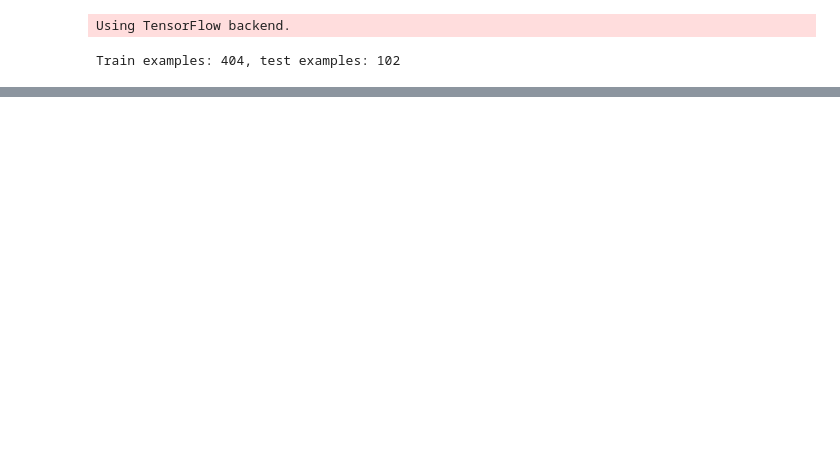
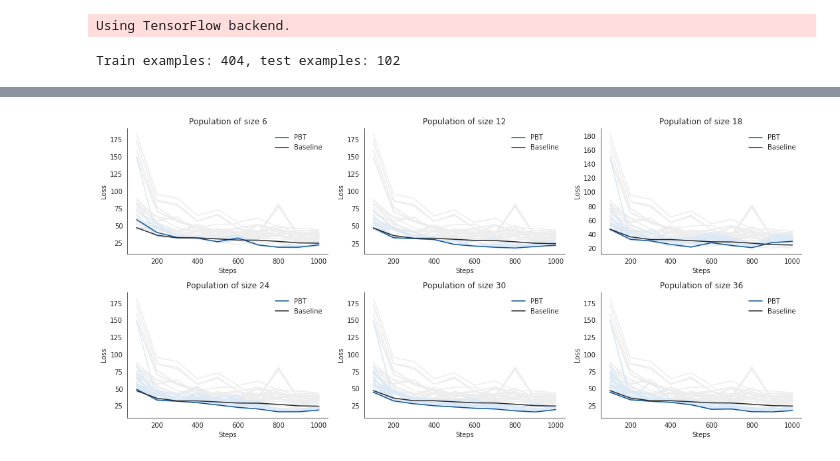
Before and after one commit to fediazgon/pbt-keras, a Jupyter notebook: example_boston_ds.ipynb, the cells around one changed output, grey strips where cells are left out. Drawn from its saved outputs; the diff is of its cells as text; code cells hidden in the pictures; blank space fills up the shorter version.

```diff
--- a/example_boston_ds.ipynb
+++ b/example_boston_ds.ipynb
@@ -25,7 +30,8 @@ STEPS_SAVE = 100  # number of steps before saving the status of the population
 # ------------------------------------------
 # SEARCH SPACE
 # ------------------------------------------
-l1_values = np.linspace(1e-5, 0.01, num=6).tolist()
-l2_values = np.linspace(1e-5, 0.01, num=6).tolist()
-param_grid = ParameterGrid(dict(l1=l1_values, l2=l2_values))
+l1_values = np.geomspace(1e-10, 0.1, num=3).tolist()
+lr_values = np.geomspace(1e-3, 1e-2, num=4).tolist()
+dropout_rate_values = np.geomspace(1e-10, 1e-1, num=3).tolist()
+param_grid = ParameterGrid(dict(lr=lr_values, l1=l1_values, dropout_rate=dropout_rate_values))
 # %%
@@ -85,14 +91,16 @@ Train examples: 404, test examples: 102
 # GRID SEARCH
 # ------------------------------------------
 
+K.clear_session()
+population = []
+print('** EXPERIMENT WITH GRID SEARCH OF {} **'.format(len(param_grid)))
 # We create a population where we never explore new hyperparameters
-population = []
 for h in param_grid:
     member = pbt.members.Member(build_fn(data_dim, **h),
-                                steps_ready=None)
+                                tune_lr=True, steps_ready=None)
     population.append(member)
 
-res_gd = train_population(population, x_train, y_train, BATCH_SIZE,
+res_gs = train_population(population, x_train, y_train, BATCH_SIZE,
                           TOTAL_STEPS, STEPS_SAVE, VALIDATION_SPLIT)
-show_results(res_gd)
+show_results(res_gs)
 # %% [output]
@@ -149,0 +181,37 @@ Name: loss, dtype: float64
+# %%
+AVERAGE_TOP = 5
+plt.figure(figsize=(15, 10))
+
+cols = 3
+rows = int(np.floor(len(population_sizes) / cols)) + 1
+
+df_gs = res_gs
+df_gs_top = df_gs.sort_values(['step','loss']) \
+                  .groupby('step').head(AVERAGE_TOP) \
+                  .groupby('step').mean().reset_index()
+
+for idx, s in enumerate(population_sizes):
+    # This are the results from the experiment with population size 's'
+    df_pbt = res_pbt[s]
+    # Top members (by loss) in the last step
+    df_pbt_top = df_pbt.sort_values(['step', 'loss']) \
+                       .groupby('step').head(AVERAGE_TOP) \
+                       .groupby('step').mean().reset_index()
+    ax = plt.subplot(rows, cols, idx + 1)
+    sns.lineplot(x='step', y='loss',
+                 data=df_gs, estimator=None, units='model_id', color='#ededed', ax=ax)
+    sns.lineplot(x='step', y='loss',
+                 data=df_pbt, estimator=None, units='model_id', color='#dbe9f6', ax=ax)
+    sns.lineplot(x='step', y='loss', data=df_pbt_top,
+                 color='#0b559f', label='PBT', ax=ax)
+    sns.lineplot(x='step', y='loss', data=df_gs_top,
+                 color='#2b2b2b', label='Baseline', ax=ax)
+    ax.set_xlabel('Steps')
+    ax.set_ylabel('Loss')
+    plt.title('Population of size {}'.format(s))
+    plt.legend(frameon=False)
+
+sns.despine()
+plt.tight_layout()
+# %% [output]
+[figure, added]
```
Also changed, not shown: parts of 11 cells of this notebook, 6 other files.
